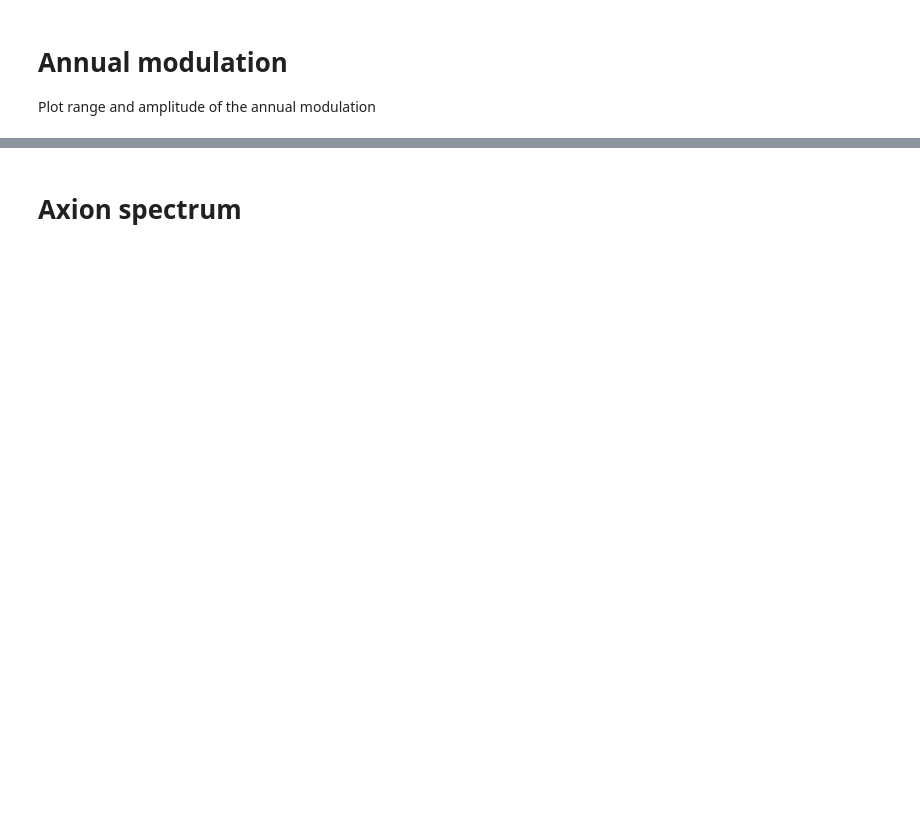
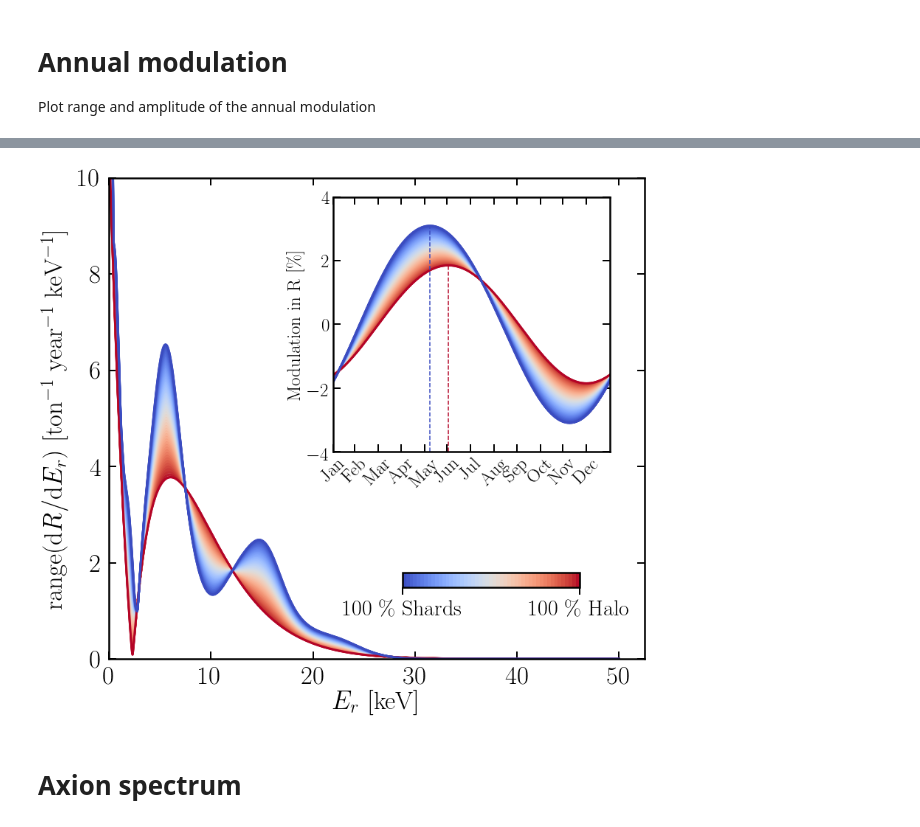
Before and after one commit to cajohare/DarkShards, a Jupyter notebook: code/PlotShards.ipynb, the cells around one changed output, grey strips where cells are left out. Drawn from its saved outputs; the diff is of its cells as text; code cells hidden in the pictures; blank space fills up the shorter version.

```diff
--- a/code/PlotShards.ipynb
+++ b/code/PlotShards.ipynb
@@ -187,3 +169,73 @@ fig.savefig('../plots/plots_png/'+pltname+'.png',bbox_inches='tight')
+# %%
+# Figure
+pltname = 'Shards_annualmod'
+fig = plt.figure(figsize=(13,12))
+ax1 = fig.add_subplot(111)
+left, bottom, width, height = [0.45, 0.45, 0.4, 0.4]
+ax2 = fig.add_axes([left, bottom, width, height])
+
+# Main plot
+plt.sca(ax1)
+for i in range(0,n_xi):
+    plt.fill_between(E,xi_vals[i]*Rdiff+(1-xi_vals[i])*Rdiff0,y2=Rdiff,color=col[i,:],alpha=0.5)
+    plt.plot(E,xi_vals[i]*Rdiff+(1-xi_vals[i])*Rdiff0,'-',color=col[i,:],linewidth=3)
+plt.plot(E,Rdiff0,label='Halo',linewidth=3,color=col[0,:])
+plt.plot(E,Rdiff,label='Subs.',linewidth=3,color=col[-1,:])
+plt.xticks(fontsize=35)
+plt.yticks(fontsize=35)
+plt.xlabel(r"$E_r$ [keV]",fontsize=35);
+plt.ylabel(r"range($\textrm{d}R/\textrm{d}E_r$) [ton$^{-1}$ year$^{-1}$ keV$^{-1}$]" ,fontsize=35,labelpad=10);
+ax1.set_xlim(left=0.0)
+ax1.set_ylim(bottom=0.0,top=10.0)
+ax1.tick_params(which='major',direction='in',width=2,length=10,right=True,top=True,pad=10)
+ax1.tick_params(which='minor',direction='in',width=1,length=7,right=True,top=True)
+
+# Inset plot
+plt.sca(ax2)
+R0mid = (max(R0)+min(R0))/2.0
+Rmid = (max(R)+min(R))/2.0
+for i in range(0,n_xi):
+    dR = 100*xi_vals[i]*(R-Rmid)/Rmid+100*(1.0-xi_vals[i])*(R0-R0mid)/R0mid
+    plt.fill_between(days,dR,y2=100*(R-Rmid)/Rmid,color=col[i,:],alpha=0.5)
+    plt.plot(days,dR,'-',color=col[i,:],linewidth=3)
+plt.plot(days,100*(R0-R0mid)/R0mid,linewidth=3,color=col[0,:])
+plt.plot(days,100*(R-Rmid)/Rmid,linewidth=3,color=col[-1,:])
+dR = 100*(R0-R0mid)/R0mid
+plt.plot([days[argmax(dR)],days[argmax(dR)]],[-4.0,amax(dR)],'--',color=col[0,:])
+dR = 100*(R-Rmid)/Rmid
+plt.plot([days[argmax(dR)],days[argmax(dR)]],[-4.0,amax(dR)],'--',color=col[-1,:])
+
+plt.xticks(fontsize=35)
+plt.yticks(fontsize=35)
+ax2.set_xlim(left=0.0,right=365)
+ax2.set_ylim(bottom=-4.0,top=4.0)
+plt.xticks(cumsum([31,28,31,30,31,30,31,31,30,31,30,31])-31,
+           ['Jan','Feb','Mar','Apr','May','Jun','Jul','Aug','Sep','Oct','Nov','Dec'],
+           rotation=45)
+plt.ylabel(r"Modulation in R [\%]" ,fontsize=25);
+ax2.tick_params(which='major',direction='in',width=2,length=10,right=True,top=True,pad=5,labelsize=25)
+
+# Custom colorbar
+import matplotlib as mpl
+from mpl_toolkits.axes_grid1.inset_locator import inset_axes
+cbaxes = inset_axes(ax2, width="40%", height="10%", bbox_to_anchor=[160, 30, 600, 200])
+norm = mpl.colors.Normalize(vmin=0,vmax=1)
+sm = plt.cm.ScalarMappable(cmap=cmap, norm=norm)
+sm.set_array([])
+plt.colorbar(sm,cax=cbaxes,ticks=(0,1),boundaries=linspace(0,1,n_xi),orientation='horizontal')
+f = plt.gcf().get_children()
+cbar = f[3]
+cbar.set_xticklabels([r'100 \% Shards', r'100 \% Halo'])  # vertically oriented colorbar
+cbar.tick_params(labelsize=30)
+cbar.tick_params(which='major',direction='out',width=2,length=10,right=True,top=False,pad=7)
+cbar.tick_params(which='minor',direction='out',width=2,length=7,right=True,top=False)
+
+
+plt.show()
+fig.savefig('../plots/'+pltname+'.pdf',bbox_inches='tight')
+fig.savefig('../plots/plots_png/'+pltname+'.png',bbox_inches='tight')
+# %% [output]
+[figure, added]
 # %% [markdown]
 # Axion spectrum
 # %%
```
Also changed, not shown: parts of 7 cells of this notebook, 10 other files.
